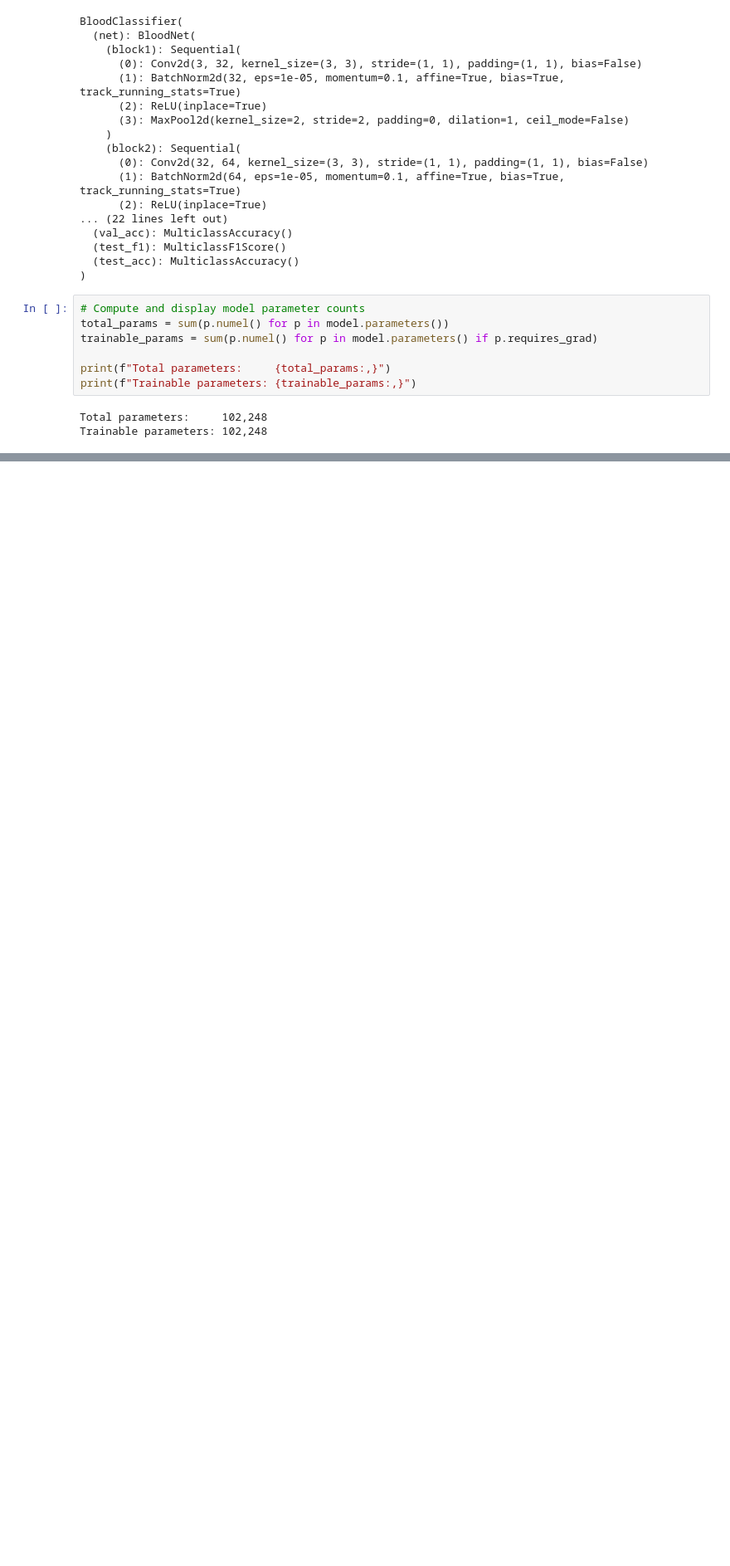
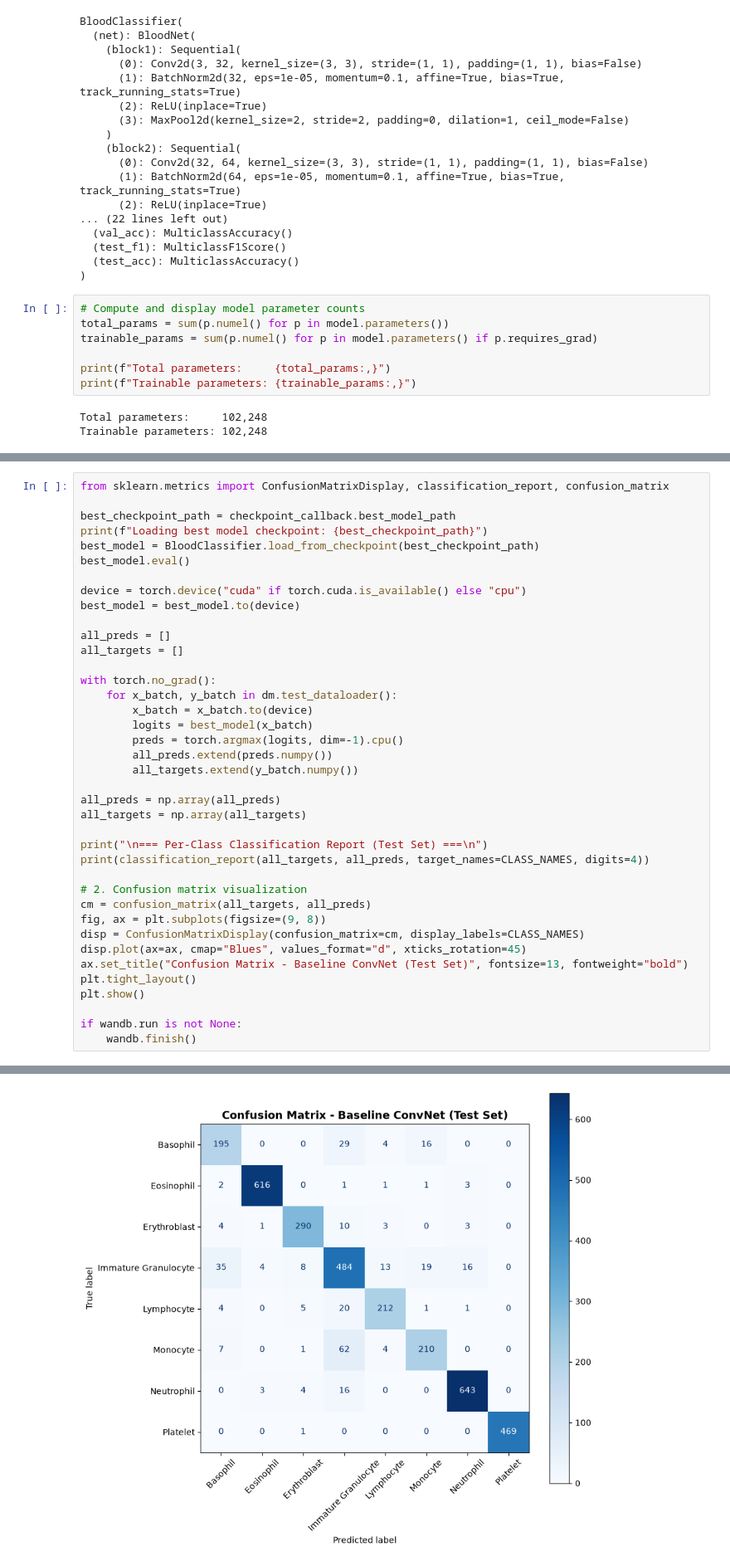
Before and after one commit to marcelrojo/MLOps-Winter-2026, a Jupyter notebook: 156059/lab-1/notebooks/01_baseline_training.ipynb, the cells around one changed output, grey strips where cells are left out. Shown at 83% size. Saved outputs shown, nothing was run; the diff lists cells and outputs as text; blank space fills up the shorter version.

Commit message:
feat: establish baseline model

```diff
--- a/156059/lab-1/notebooks/01_baseline_training.ipynb
+++ b/156059/lab-1/notebooks/01_baseline_training.ipynb
@@ -160,0 +356,40 @@ Ground truth labels: [1, 7, 2, 2, 3, 4, 4, 5]
+# %%
+from sklearn.metrics import ConfusionMatrixDisplay, classification_report, confusion_matrix
+
+best_checkpoint_path = checkpoint_callback.best_model_path
+print(f"Loading best model checkpoint: {best_checkpoint_path}")
+best_model = BloodClassifier.load_from_checkpoint(best_checkpoint_path)
+best_model.eval()
+
+device = torch.device("cuda" if torch.cuda.is_available() else "cpu")
+best_model = best_model.to(device)
+
+all_preds = []
+all_targets = []
+
+with torch.no_grad():
+    for x_batch, y_batch in dm.test_dataloader():
+        x_batch = x_batch.to(device)
+        logits = best_model(x_batch)
+        preds = torch.argmax(logits, dim=-1).cpu()
+        all_preds.extend(preds.numpy())
+        all_targets.extend(y_batch.numpy())
+
+all_preds = np.array(all_preds)
+all_targets = np.array(all_targets)
+
+print("\n=== Per-Class Classification Report (Test Set) ===\n")
+print(classification_report(all_targets, all_preds, target_names=CLASS_NAMES, digits=4))
+
+# 2. Confusion matrix visualization
+cm = confusion_matrix(all_targets, all_preds)
+fig, ax = plt.subplots(figsize=(9, 8))
+disp = ConfusionMatrixDisplay(confusion_matrix=cm, display_labels=CLASS_NAMES)
+disp.plot(ax=ax, cmap="Blues", values_format="d", xticks_rotation=45)
+ax.set_title("Confusion Matrix - Baseline ConvNet (Test Set)", fontsize=13, fontweight="bold")
+plt.tight_layout()
+plt.show()
+
+if wandb.run is not None:
+    wandb.finish()
+# %% [output]
@@ -160,0 +414 @@ Ground truth labels: [1, 7, 2, 2, 3, 4, 4, 5]
+[figure, added]
```
Also changed, not shown: parts of 11 cells of this notebook, 3 other files.
